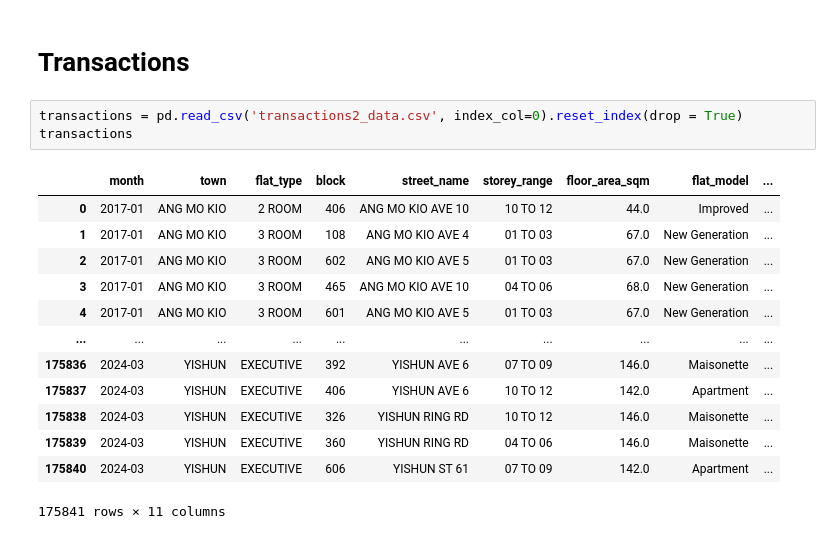
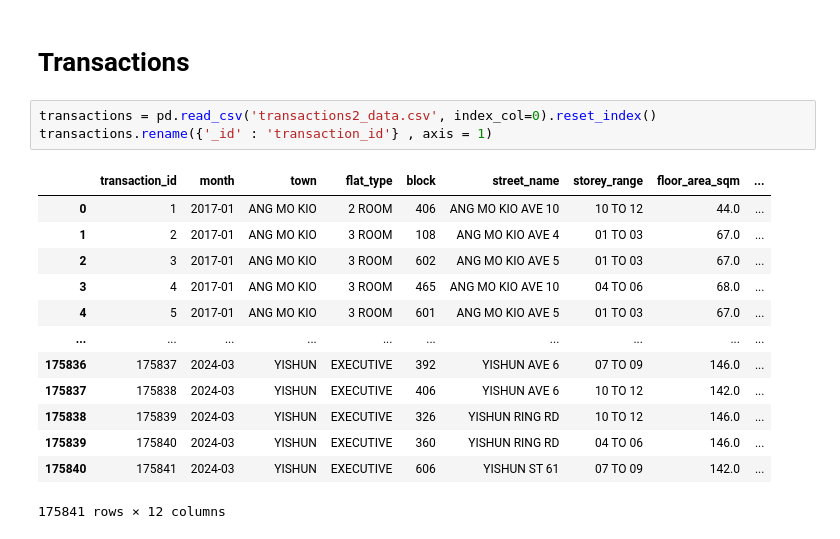
Before and after one commit to dylanlo8/Dagger, a Jupyter notebook: test.ipynb, the cells around one changed output. Drawn from its saved outputs; the diff is of its cells as text.

```diff
--- a/test.ipynb
+++ b/test.ipynb
@@ -400,19 +472,19 @@ transform_schools(schools)
 # %% [markdown]
 # Transactions
 # %%
-transactions = pd.read_csv('transactions2_data.csv', index_col=0).reset_index(drop = True)
-transactions
+transactions = pd.read_csv('transactions2_data.csv', index_col=0).reset_index()
+transactions.rename({'_id' : 'transaction_id'} , axis = 1)
 # %% [output]
-|  | month | town | flat_type | block | street_name | storey_range | floor_area_sqm | flat_model | ... |
-| 0 | 2017-01 | ANG MO KIO | 2 ROOM | 406 | ANG MO KIO AVE 10 | 10 TO 12 | 44.0 | Improved | ... |
-| 1 | 2017-01 | ANG MO KIO | 3 ROOM | 108 | ANG MO KIO AVE 4 | 01 TO 03 | 67.0 | New Generation | ... |
-| 2 | 2017-01 | ANG MO KIO | 3 ROOM | 602 | ANG MO KIO AVE 5 | 01 TO 03 | 67.0 | New Generation | ... |
-| 3 | 2017-01 | ANG MO KIO | 3 ROOM | 465 | ANG MO KIO AVE 10 | 04 TO 06 | 68.0 | New Generation | ... |
-| 4 | 2017-01 | ANG MO KIO | 3 ROOM | 601 | ANG MO KIO AVE 5 | 01 TO 03 | 67.0 | New Generation | ... |
+|  | transaction_id | month | town | flat_type | block | street_name | storey_range | floor_area_sqm | ... |
+| 0 | 1 | 2017-01 | ANG MO KIO | 2 ROOM | 406 | ANG MO KIO AVE 10 | 10 TO 12 | 44.0 | ... |
+| 1 | 2 | 2017-01 | ANG MO KIO | 3 ROOM | 108 | ANG MO KIO AVE 4 | 01 TO 03 | 67.0 | ... |
+| 2 | 3 | 2017-01 | ANG MO KIO | 3 ROOM | 602 | ANG MO KIO AVE 5 | 01 TO 03 | 67.0 | ... |
+| 3 | 4 | 2017-01 | ANG MO KIO | 3 ROOM | 465 | ANG MO KIO AVE 10 | 04 TO 06 | 68.0 | ... |
+| 4 | 5 | 2017-01 | ANG MO KIO | 3 ROOM | 601 | ANG MO KIO AVE 5 | 01 TO 03 | 67.0 | ... |
 | ... | ... | ... | ... | ... | ... | ... | ... | ... | ... |
-| 175836 | 2024-03 | YISHUN | EXECUTIVE | 392 | YISHUN AVE 6 | 07 TO 09 | 146.0 | Maisonette | ... |
-| 175837 | 2024-03 | YISHUN | EXECUTIVE | 406 | YISHUN AVE 6 | 10 TO 12 | 142.0 | Apartment | ... |
-| 175838 | 2024-03 | YISHUN | EXECUTIVE | 326 | YISHUN RING RD | 10 TO 12 | 146.0 | Maisonette | ... |
-| 175839 | 2024-03 | YISHUN | EXECUTIVE | 360 | YISHUN RING RD | 04 TO 06 | 146.0 | Maisonette | ... |
-| 175840 | 2024-03 | YISHUN | EXECUTIVE | 606 | YISHUN ST 61 | 07 TO 09 | 142.0 | Apartment | ... |
+| 175836 | 175837 | 2024-03 | YISHUN | EXECUTIVE | 392 | YISHUN AVE 6 | 07 TO 09 | 146.0 | ... |
+| 175837 | 175838 | 2024-03 | YISHUN | EXECUTIVE | 406 | YISHUN AVE 6 | 10 TO 12 | 142.0 | ... |
+| 175838 | 175839 | 2024-03 | YISHUN | EXECUTIVE | 326 | YISHUN RING RD | 10 TO 12 | 146.0 | ... |
+| 175839 | 175840 | 2024-03 | YISHUN | EXECUTIVE | 360 | YISHUN RING RD | 04 TO 06 | 146.0 | ... |
+| 175840 | 175841 | 2024-03 | YISHUN | EXECUTIVE | 606 | YISHUN ST 61 | 07 TO 09 | 142.0 | ... |
-175841 rows × 11 columns
+175841 rows × 12 columns
```
Also changed, not shown: parts of 20 cells of this notebook, 1 other file.
